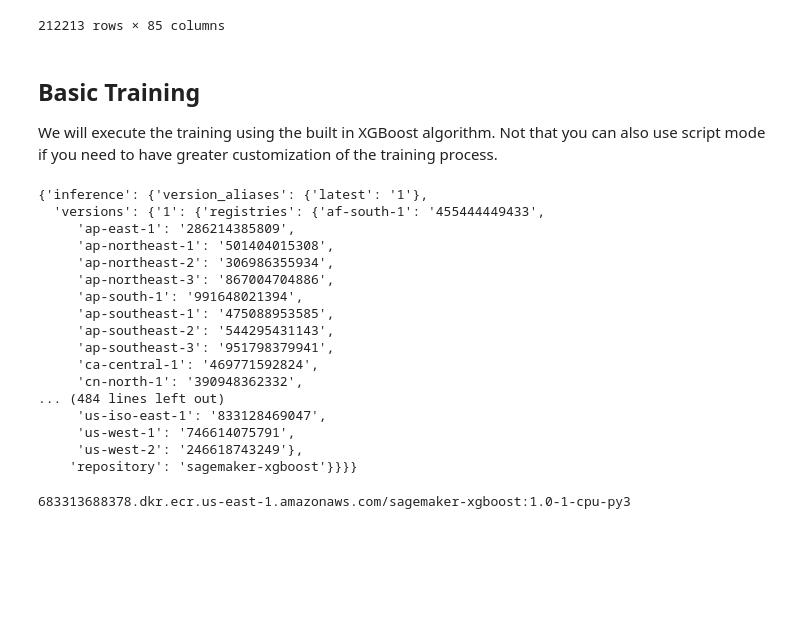
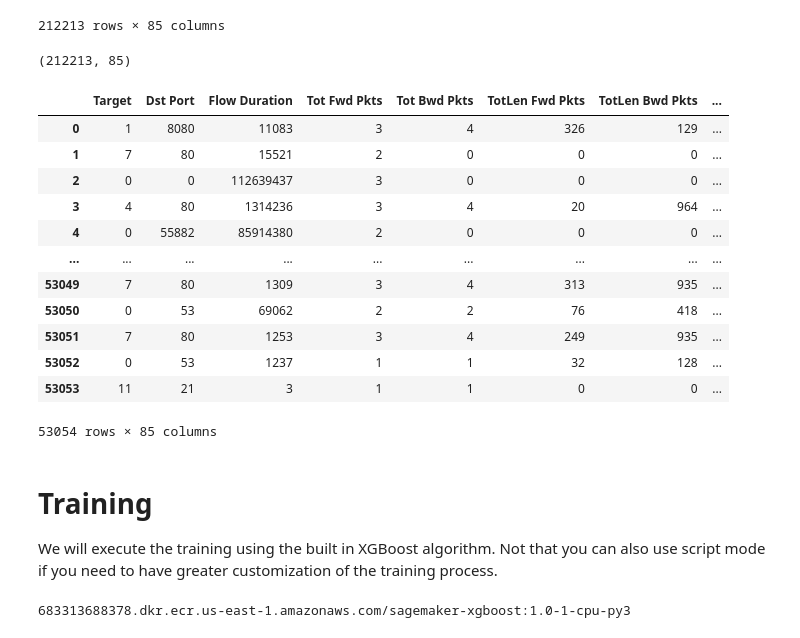
Before and after one commit to sengstacken/labs, a Jupyter notebook: tabular/webtraffic_xgboost/XGBoost-WebTraffic-ShadowTest.ipynb, the cells around one changed output. Drawn from its saved outputs; the diff is of its cells as text; code cells hidden in the pictures; blank space fills up the shorter version.

```diff
--- a/tabular/webtraffic_xgboost/XGBoost-WebTraffic-ShadowTest.ipynb
+++ b/tabular/webtraffic_xgboost/XGBoost-WebTraffic-ShadowTest.ipynb
@@ -149,31 +157,30 @@ df
 | 212211 | 5 | 52848 | 309 | 1 | 1 | 0 | 0 | ... |
 | 212212 | 0 | 3389 | 1873491 | 9 | 8 | 1821 | 1581 | ... |
 212213 rows × 85 columns
+# %%
+df.shape
+# %% [output]
+(212213, 85)
 # %%
 val_df = pd.read_csv('data/val/0.part')
+val_df
+# %% [output]
+|  | Target | Dst Port | Flow Duration | Tot Fwd Pkts | Tot Bwd Pkts | TotLen Fwd Pkts | TotLen Bwd Pkts | ... |
+| 0 | 1 | 8080 | 11083 | 3 | 4 | 326 | 129 | ... |
+| 1 | 7 | 80 | 15521 | 2 | 0 | 0 | 0 | ... |
+| 2 | 0 | 0 | 112639437 | 3 | 0 | 0 | 0 | ... |
+| 3 | 4 | 80 | 1314236 | 3 | 4 | 20 | 964 | ... |
+| 4 | 0 | 55882 | 85914380 | 2 | 0 | 0 | 0 | ... |
+| ... | ... | ... | ... | ... | ... | ... | ... | ... |
+| 53049 | 7 | 80 | 1309 | 3 | 4 | 313 | 935 | ... |
+| 53050 | 0 | 53 | 69062 | 2 | 2 | 76 | 418 | ... |
+| 53051 | 7 | 80 | 1253 | 3 | 4 | 249 | 935 | ... |
+| 53052 | 0 | 53 | 1237 | 1 | 1 | 32 | 128 | ... |
+| 53053 | 11 | 21 | 3 | 1 | 1 | 0 | 0 | ... |
+53054 rows × 85 columns
 # %% [markdown]
 <a id='basic_training'></a>
-## Basic Training
+# Training
 
 We will execute the training using the built in XGBoost algorithm.  Not that you can also use script mode if you need to have greater customization of the training process.
-# %%
-sagemaker.image_uris.config_for_framework(framework='xgboost')
-# %% [output]
-{'inference': {'version_aliases': {'latest': '1'},
-  'versions': {'1': {'registries': {'af-south-1': '455444449433',
-     'ap-east-1': '286214385809',
-     'ap-northeast-1': '501404015308',
-     'ap-northeast-2': '306986355934',
-     'ap-northeast-3': '867004704886',
-     'ap-south-1': '991648021394',
-     'ap-southeast-1': '475088953585',
-     'ap-southeast-2': '544295431143',
-     'ap-southeast-3': '951798379941',
-     'ca-central-1': '469771592824',
-     'cn-north-1': '390948362332',
-... (484 lines left out)
-     'us-iso-east-1': '833128469047',
-     'us-west-1': '746614075791',
-     'us-west-2': '246618743249'},
-    'repository': 'sagemaker-xgboost'}}}}
 # %%
```
Also changed, not shown: parts of 36 cells of this notebook, 1 other file.
